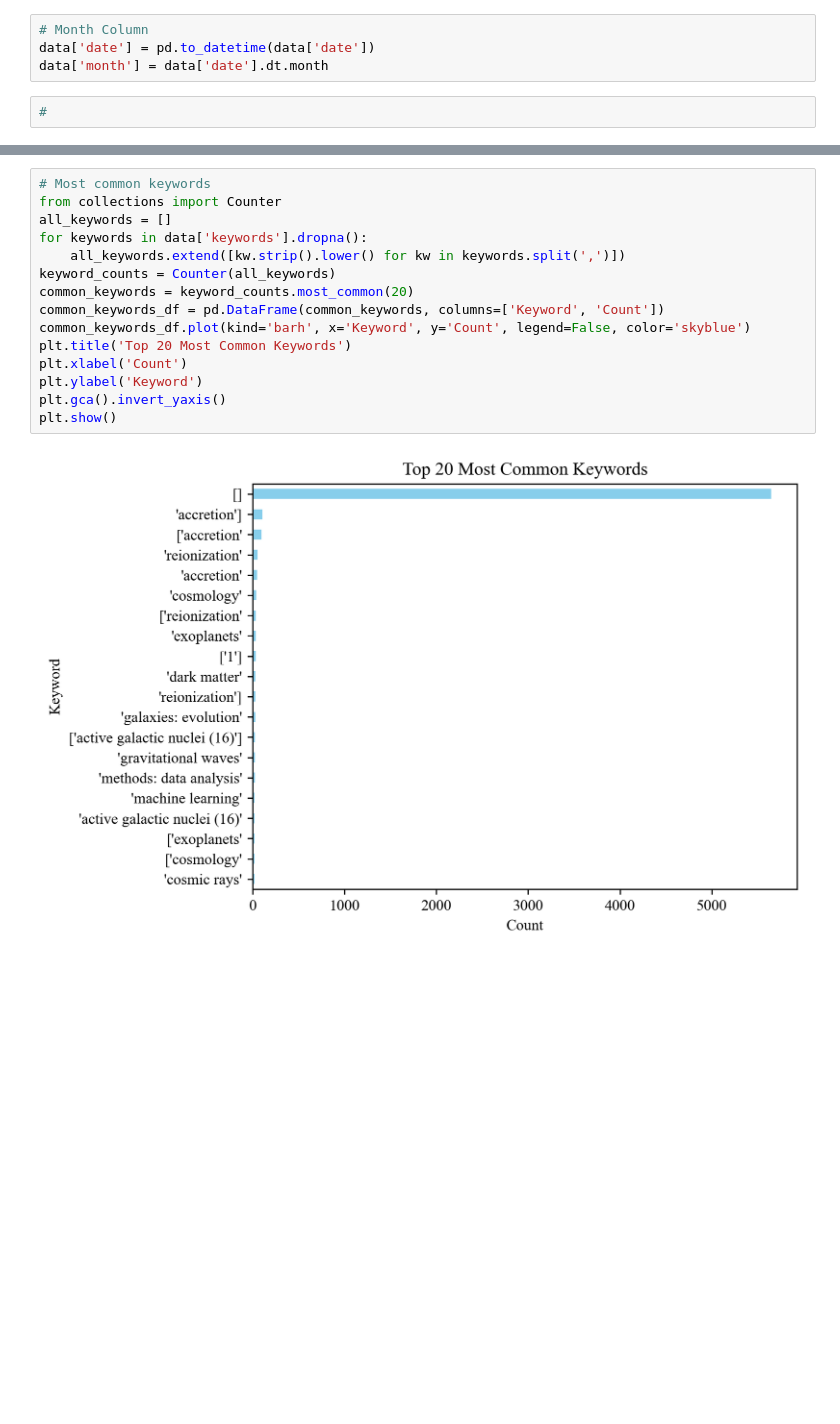
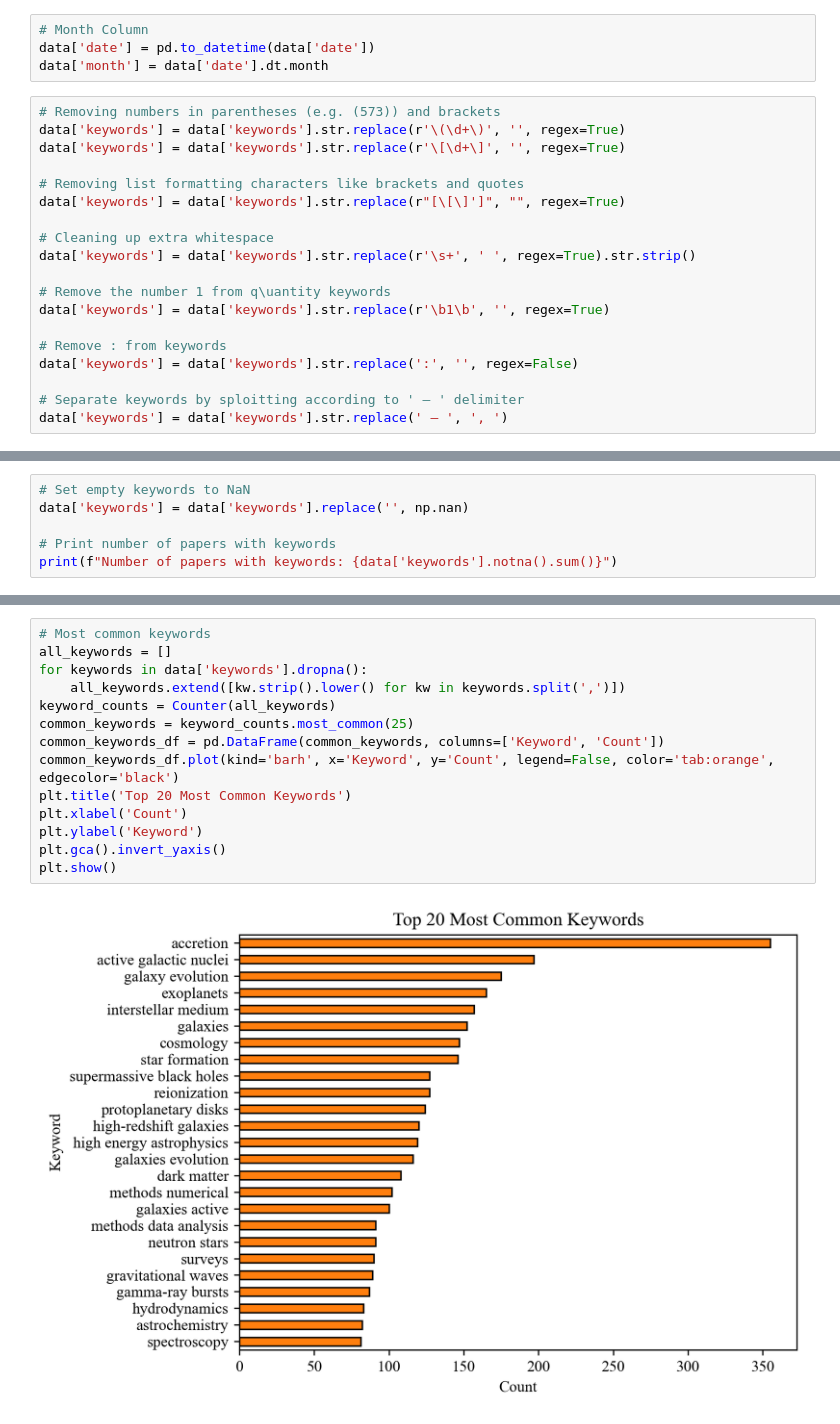
Before and after one commit to romms921/arXiver, a Jupyter notebook: keywords.ipynb, the cells around one changed output, grey strips where cells are left out. Drawn from its saved outputs; the diff is of its cells as text; blank space fills up the shorter version.

Commit message:
new assignment of keywords

```diff
--- a/keywords.ipynb
+++ b/keywords.ipynb
@@ -30,4 +31,21 @@ data
 data['date'] = pd.to_datetime(data['date'])
 data['month'] = data['date'].dt.month
 # %%
-#
+# Removing numbers in parentheses (e.g. (573)) and brackets
+data['keywords'] = data['keywords'].str.replace(r'\(\d+\)', '', regex=True)
+data['keywords'] = data['keywords'].str.replace(r'\[\d+\]', '', regex=True)
+
+# Removing list formatting characters like brackets and quotes
+data['keywords'] = data['keywords'].str.replace(r"[\[\]']", "", regex=True)
+
+# Cleaning up extra whitespace
+data['keywords'] = data['keywords'].str.replace(r'\s+', ' ', regex=True).str.strip()
+
+# Remove the number 1 from q\uantity keywords
+data['keywords'] = data['keywords'].str.replace(r'\b1\b', '', regex=True)
+
+# Remove : from keywords
+data['keywords'] = data['keywords'].str.replace(':', '', regex=False)
+
+# Separate keywords by sploitting according to ' – ' delimiter
+data['keywords'] = data['keywords'].str.replace(' — ', ', ')
@@ -33,0 +68,6 @@ data['month'] = data['date'].dt.month
+# %%
+# Set empty keywords to NaN
+data['keywords'] = data['keywords'].replace('', np.nan)
+
+# Print number of papers with keywords
+print(f"Number of papers with keywords: {data['keywords'].notna().sum()}")
@@ -34,17 +76,16 @@ data['month'] = data['date'].dt.month
 # %%
 # Most common keywords
-from collections import Counter
 all_keywords = []
 for keywords in data['keywords'].dropna():
     all_keywords.extend([kw.strip().lower() for kw in keywords.split(',')])
 keyword_counts = Counter(all_keywords)
-common_keywords = keyword_counts.most_common(20)
+common_keywords = keyword_counts.most_common(25)
 common_keywords_df = pd.DataFrame(common_keywords, columns=['Keyword', 'Count'])
-common_keywords_df.plot(kind='barh', x='Keyword', y='Count', legend=False, color='skyblue')
+common_keywords_df.plot(kind='barh', x='Keyword', y='Count', legend=False, color='tab:orange', edgecolor='black')
 plt.title('Top 20 Most Common Keywords')
 plt.xlabel('Count')
 plt.ylabel('Keyword')
 plt.gca().invert_yaxis()
 plt.show()
 # %% [output]
-[figure, old version]
+[figure, new version]
```
Also changed, not shown: parts of 9 cells of this notebook, 3 other files.
